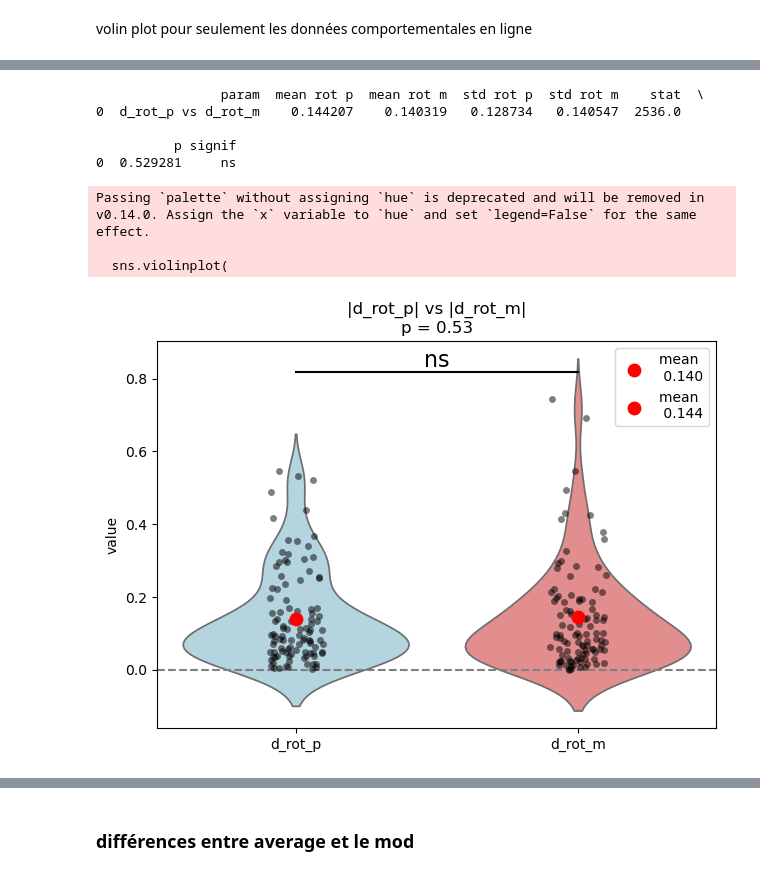
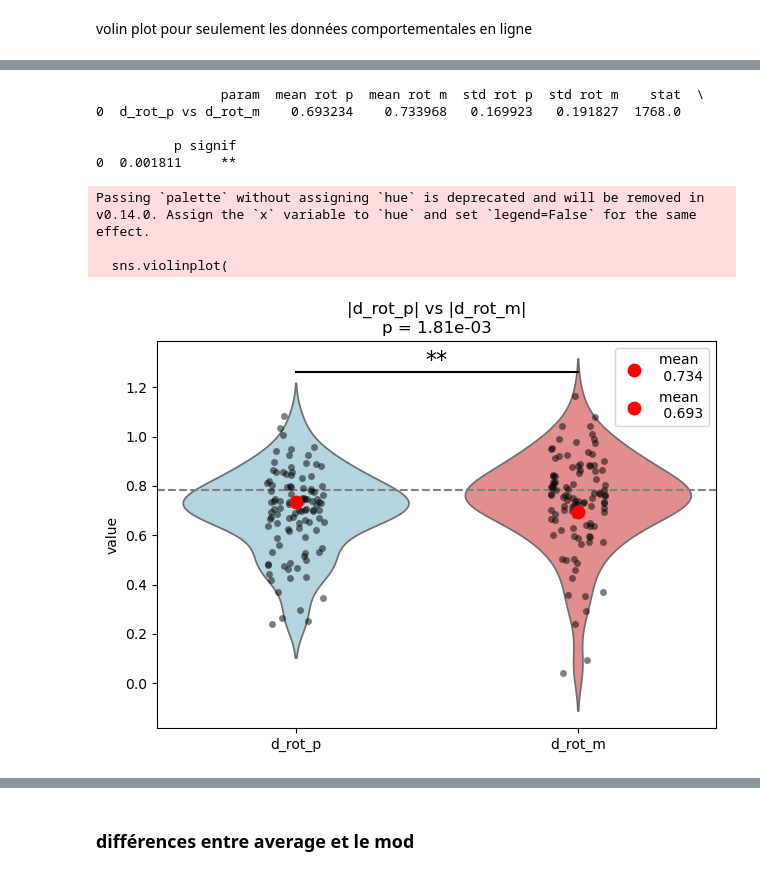
Before and after one commit to elodiehusson/Stage-M2, a Jupyter notebook: fitting object.ipynb, the cells around one changed output, grey strips where cells are left out. Saved outputs shown, nothing was run; the diff lists cells and outputs as text; code cells hidden in the pictures.

```diff
--- a/fitting object.ipynb
+++ b/fitting object.ipynb
@@ -185,10 +185,10 @@ for i, out in enumerate(outs_rotations):
     row_s_int   = fitted_parameters.loc[["s_int"]].reset_index(drop=True)
     row_l_int   = fitted_parameters.loc[["l_int"]].reset_index(drop=True)
 
-    row_d_rot_p["average"] -= np.deg2rad(45)
-    row_d_rot_p["mod"]     -= np.deg2rad(45)
-    row_d_rot_m["average"] -= np.deg2rad(-45)
-    row_d_rot_m["mod"]     -= np.deg2rad(-45)
+    # row_d_rot_p["average"] -= np.deg2rad(45)
+    # row_d_rot_p["mod"]     -= np.deg2rad(45)
+    # row_d_rot_m["average"] -= np.deg2rad(-45)
+    # row_d_rot_m["mod"]     -= np.deg2rad(-45)
 
     all_g_sen   = row_g_sen   if all_g_sen is None   else pd.concat([all_g_sen, row_g_sen], ignore_index=True)
     all_s_rot   = row_s_rot   if all_s_rot is None   else pd.concat([all_s_rot, row_s_rot], ignore_index=True)
@@ -267,10 +267,10 @@ for i, out in enumerate(outs_weights):
     row_s_int   = fitted_parameters.loc[["s_int"]].reset_index(drop=True)
     row_l_int   = fitted_parameters.loc[["l_int"]].reset_index(drop=True)
 
-    row_d_rot_p["average"] -= np.deg2rad(45)
-    row_d_rot_p["mod"]     -= np.deg2rad(45)
-    row_d_rot_m["average"] -= np.deg2rad(-45)
-    row_d_rot_m["mod"]     -= np.deg2rad(-45)
+    # row_d_rot_p["average"] -= np.deg2rad(45)
+    # row_d_rot_p["mod"]     -= np.deg2rad(45)
+    # row_d_rot_m["average"] -= np.deg2rad(-45)
+    # row_d_rot_m["mod"]     -= np.deg2rad(-45)
 
     all_g_sen   = row_g_sen   if all_g_sen is None   else pd.concat([all_g_sen, row_g_sen], ignore_index=True)
     all_s_rot   = row_s_rot   if all_s_rot is None   else pd.concat([all_s_rot, row_s_rot], ignore_index=True)
@@ -333,10 +333,10 @@ for i, out in enumerate(outs_ENS):
     row_s_int   = fitted_parameters.loc[["s_int"]].reset_index(drop=True)
     row_l_int   = fitted_parameters.loc[["l_int"]].reset_index(drop=True)
 
-    row_d_rot_p["average"] -= np.deg2rad(45)
-    row_d_rot_p["mod"]     -= np.deg2rad(45)
-    row_d_rot_m["average"] -= np.deg2rad(-45)
-    row_d_rot_m["mod"]     -= np.deg2rad(-45)
+    # row_d_rot_p["average"] -= np.deg2rad(45)
+    # row_d_rot_p["mod"]     -= np.deg2rad(45)
+    # row_d_rot_m["average"] -= np.deg2rad(-45)
+    # row_d_rot_m["mod"]     -= np.deg2rad(-45)
 
     all_g_sen   = row_g_sen   if all_g_sen is None   else pd.concat([all_g_sen, row_g_sen], ignore_index=True)
     all_s_rot   = row_s_rot   if all_s_rot is None   else pd.concat([all_s_rot, row_s_rot], ignore_index=True)
@@ -420,8 +420,8 @@ plt.fig, axes = plt.subplots(3, 3, figsize=(9, 9))
 ref_values = {
     "g_sen": 0,
     "s_rot": 0,
-    "d_rot_p": 0,
-    "d_rot_m": 0,
+    "d_rot_p": np.deg2rad(45),
+    "d_rot_m": np.deg2rad(-45),
     "w_fac_p": 1,
     "w_fac_m": 1,
     "s_int": 0,
@@ -562,36 +658,36 @@ sns.violinplot(
 sns.stripplot(
     data=df_plot,
     x="condition",
     y="value",
     color="black",
     alpha=0.5
 )
 
 means = df_plot.groupby("condition")["value"].mean()
 
 for i, m in enumerate(means):
     plt.scatter(i, m, color="red", s=80, zorder=3, label = f'mean \n {m:.3f}')
 y_max = df_plot["value"].max()
-y = y_max * 1.1
+y = y_max * 1.1 - 0.02
 
 
-plt.axhline(0, color="grey", linestyle="--")
+plt.axhline(np.deg2rad(45), color="grey", linestyle="--")
 plt.plot([0, 1], [y, y], color='black')
 plt.text(0.5, y, sig, ha='center', va='bottom', fontsize=16)
 plt.ylabel("value")
 plt.xlabel("")
-plt.title(f"|d_rot_p| vs |d_rot_m|\np = {p:.2f}")
+plt.title(f"|d_rot_p| vs |d_rot_m|\np = {p:.2e}")
 
 plt.tight_layout()
 plt.legend()
 plt.show()
 # %% [output]
                 param  mean rot p  mean rot m  std rot p  std rot m    stat  \
-0  d_rot_p vs d_rot_m    0.144207    0.140319   0.128734   0.140547  2536.0
+0  d_rot_p vs d_rot_m    0.693234    0.733968   0.169923   0.191827  1768.0
 
           p signif
-0  0.529281     ns
+0  0.001811     **
 Passing `palette` without assigning `hue` is deprecated and will be removed in v0.14.0. Assign the `x` variable to `hue` and set `legend=False` for the same effect.
 
   sns.violinplot(
-[figure, old version]
+[figure, new version]
```
Also changed, not shown: parts of 16 cells of this notebook, 5 other files.
